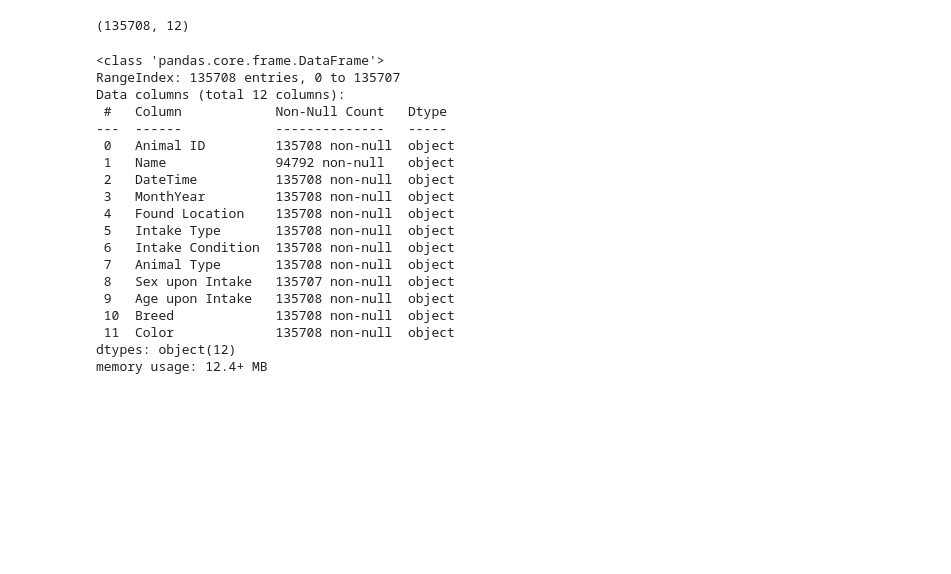
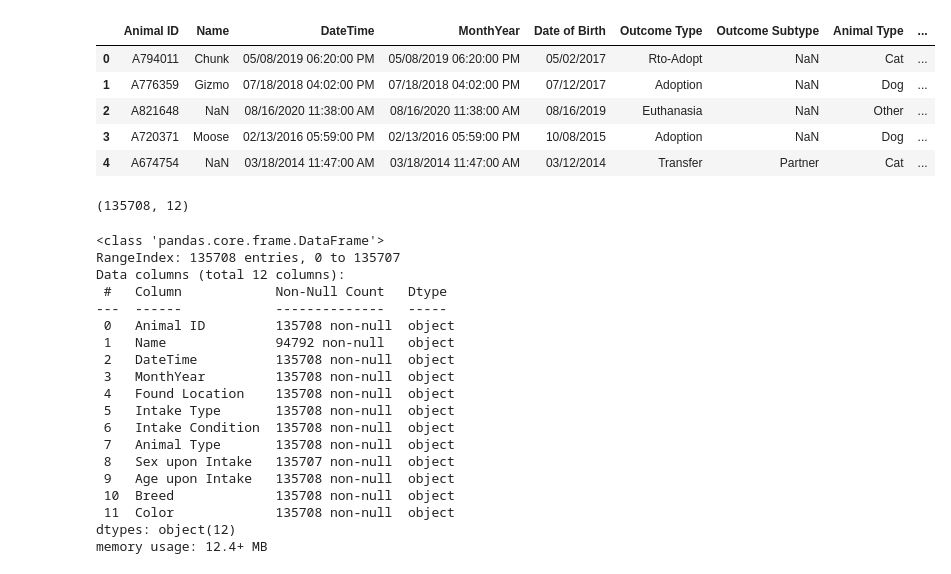
Before and after one commit to M-Outlaw/BootCamp-Mod-20-Animal_Shelter_Analysis, a Jupyter notebook: Intakes_Analysis.ipynb, the cells around one changed output. Saved outputs shown, nothing was run; the diff lists cells and outputs as text; code cells hidden in the pictures; blank space fills up the shorter version.

```diff
--- a/Intakes_Analysis.ipynb
+++ b/Intakes_Analysis.ipynb
@@ -16,6 +16,17 @@ df.head()
 | 2 | A724273 | Runster | 04/14/2016 06:43:00 PM | 04/14/2016 06:43:00 PM | 2818 Palomino Trail in Austin (TX) | Stray | Normal | Dog | ... |
 | 3 | A665644 | NaN | 10/21/2013 07:59:00 AM | 10/21/2013 07:59:00 AM | Austin (TX) | Stray | Sick | Cat | ... |
 | 4 | A682524 | Rio | 06/29/2014 10:38:00 AM | 06/29/2014 10:38:00 AM | 800 Grove Blvd in Austin (TX) | Stray | Normal | Dog | ... |
+# %%
+# Read Outcomes CSV into DF
+outcomes_df = pd.read_csv("Austin_Animal_Center_Outcomes.csv")
+outcomes_df.head()
+# %% [output]
+|  | Animal ID | Name | DateTime | MonthYear | Date of Birth | Outcome Type | Outcome Subtype | Animal Type | ... |
+| 0 | A794011 | Chunk | 05/08/2019 06:20:00 PM | 05/08/2019 06:20:00 PM | 05/02/2017 | Rto-Adopt | NaN | Cat | ... |
+| 1 | A776359 | Gizmo | 07/18/2018 04:02:00 PM | 07/18/2018 04:02:00 PM | 07/12/2017 | Adoption | NaN | Dog | ... |
+| 2 | A821648 | NaN | 08/16/2020 11:38:00 AM | 08/16/2020 11:38:00 AM | 08/16/2019 | Euthanasia | NaN | Other | ... |
+| 3 | A720371 | Moose | 02/13/2016 05:59:00 PM | 02/13/2016 05:59:00 PM | 10/08/2015 | Adoption | NaN | Dog | ... |
+| 4 | A674754 | NaN | 03/18/2014 11:47:00 AM | 03/18/2014 11:47:00 AM | 03/12/2014 | Transfer | Partner | Cat | ... |
 # %%
 # Find total rows and columns
 df.shape
```
Also changed, not shown: parts of 8 cells of this notebook.
